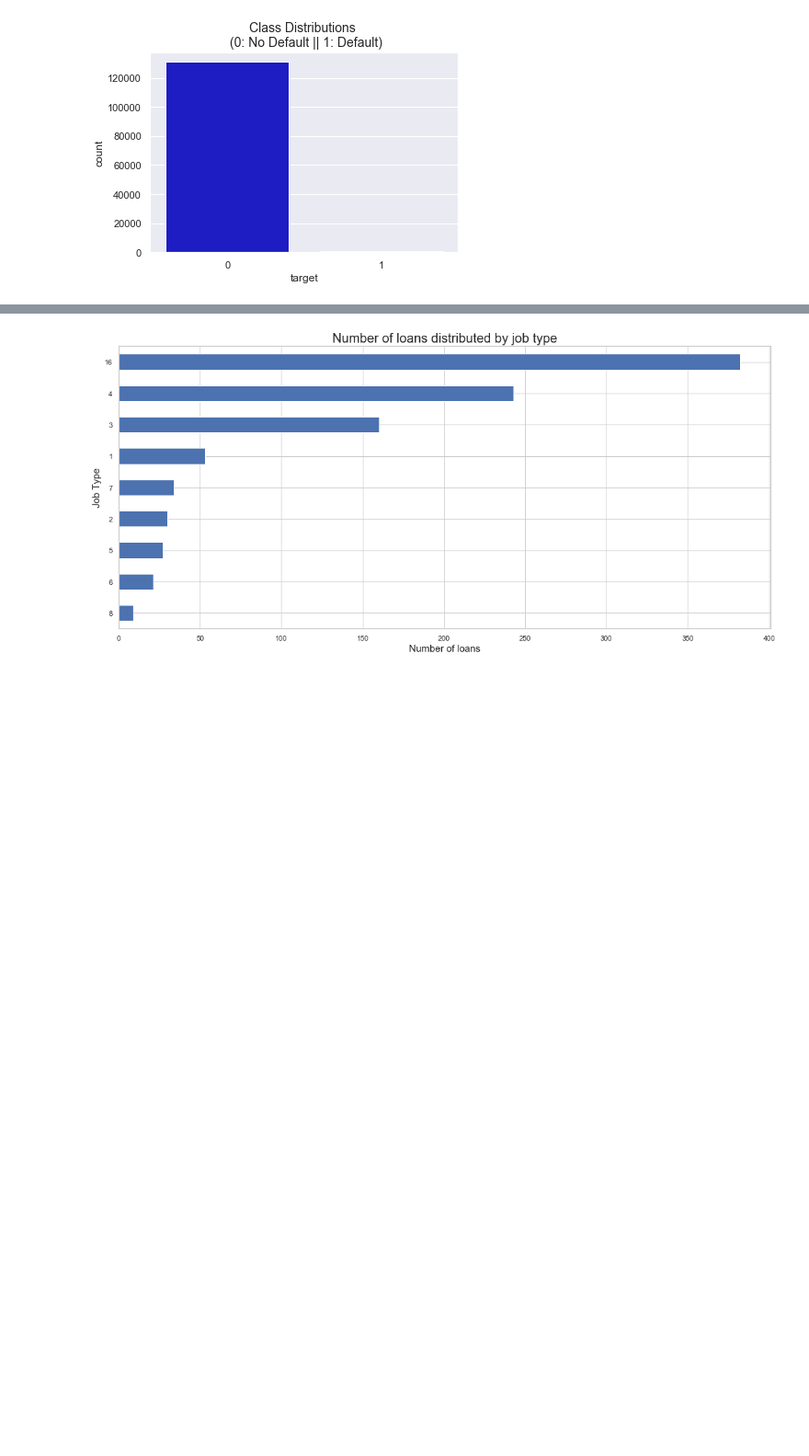
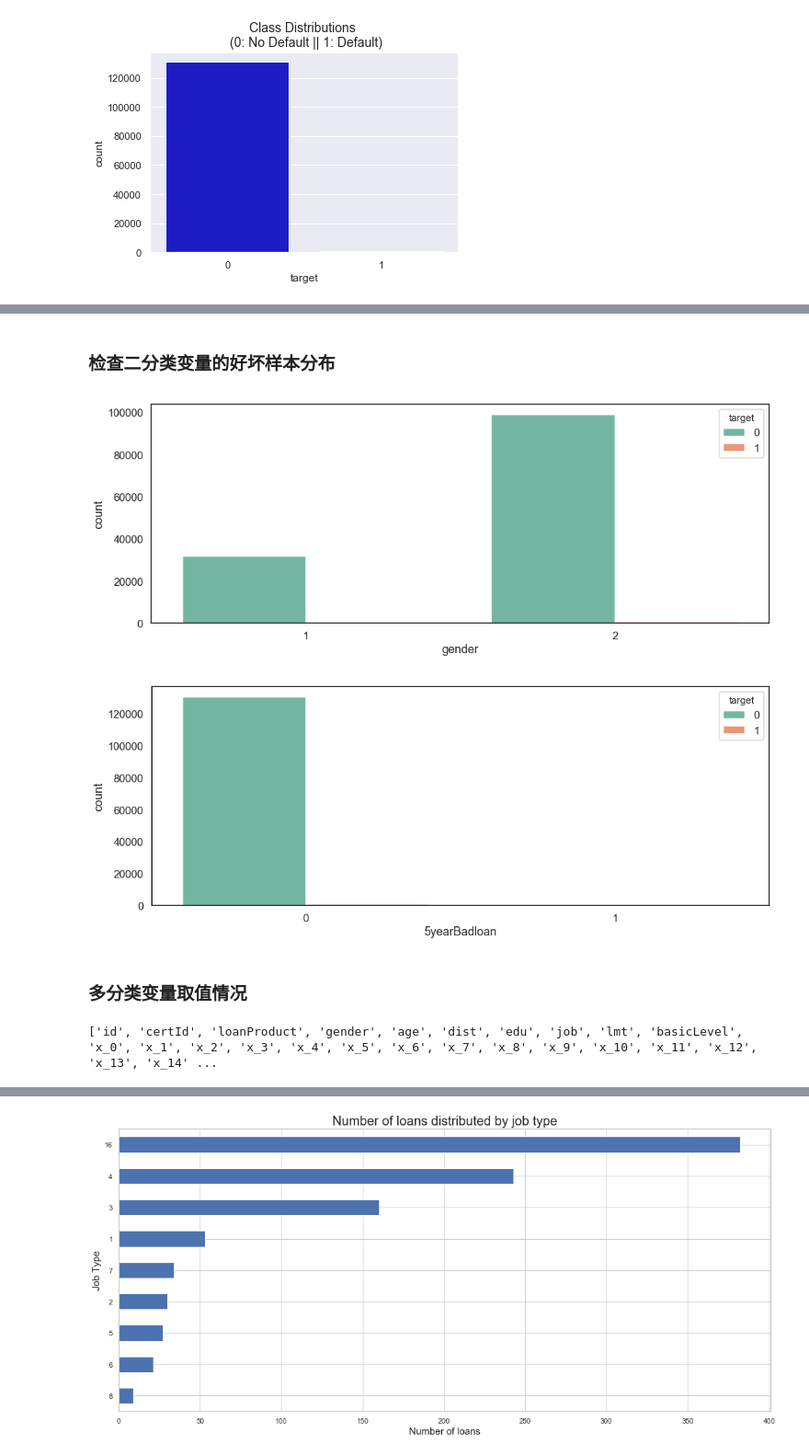
Before and after one commit to baiziru/Ooops, a Jupyter notebook: test.ipynb, the cells around one changed output, grey strips where cells are left out. Shown: that part at 92% size. Cells and saved outputs as stored; diff of their text form; code cells hidden in the pictures; blank space fills up the shorter version.

```diff
--- a/test.ipynb
+++ b/test.ipynb
@@ -60,5 +66,6 @@ from sklearn.neighbors import KNeighborsClassifier
 from sklearn.ensemble import VotingClassifier
 from sklearn.cluster import KMeans,MiniBatchKMeans
 
+plt.rcParams['font.family'] = 'SimHei'
 
 import pickle
@@ -84,6 +89,9 @@ def load_data():
 train_x,train_y,test_x = load_data()
 #data = train_x.merge(train_y, on='id', how='left')
 train_x.replace(np.NaN,0,inplace=True)
+train_x.replace(-999,0,inplace=True)
+test_x.replace(-999,0,inplace=True)
+
 train_x.head()
 # %% [output]
 |  | id | certId | loanProduct | gender | age | dist | edu | job | lmt | basicLevel | ... |
@@ -135,0 +186,8 @@ Text(0.5, 1.0, 'Class Distributions \n (0: No Default || 1: Default)')
+# %%
+col =  train_x.columns.to_list()
+col.remove('id')
+col.remove('certId')
+for c in col:
+    print(c)
+    print(train_x[c].value_counts())
+    print("------------------------")
@@ -135,0 +212,18 @@ Text(0.5, 1.0, 'Class Distributions \n (0: No Default || 1: Default)')
+# %% [markdown]
+### 检查二分类变量的好坏样本分布
+# %%
+data = train_x.merge(train_y, on='id', how='left')
+for col in ['gender', '5yearBadloan']:
+    f, ax = plt.subplots(1, 1, figsize=(15,6))
+    sns.set(style="white", context="talk")
+    sns.countplot(x=col, hue="target", data=data, ax=ax, palette="Set2")
+    f.tight_layout()
+# %% [output]
+[figure, added]
+[figure, added]
+# %% [markdown]
+### 多分类变量取值情况
+# %%
+print(train_x.columns.to_list())
+# %% [output]
+['id', 'certId', 'loanProduct', 'gender', 'age', 'dist', 'edu', 'job', 'lmt', 'basicLevel', 'x_0', 'x_1', 'x_2', 'x_3', 'x_4', 'x_5', 'x_6', 'x_7', 'x_8', 'x_9', 'x_10', 'x_11', 'x_12', 'x_13', 'x_14' ...
```
Also changed, not shown: parts of 142 cells of this notebook, 1 other file.
